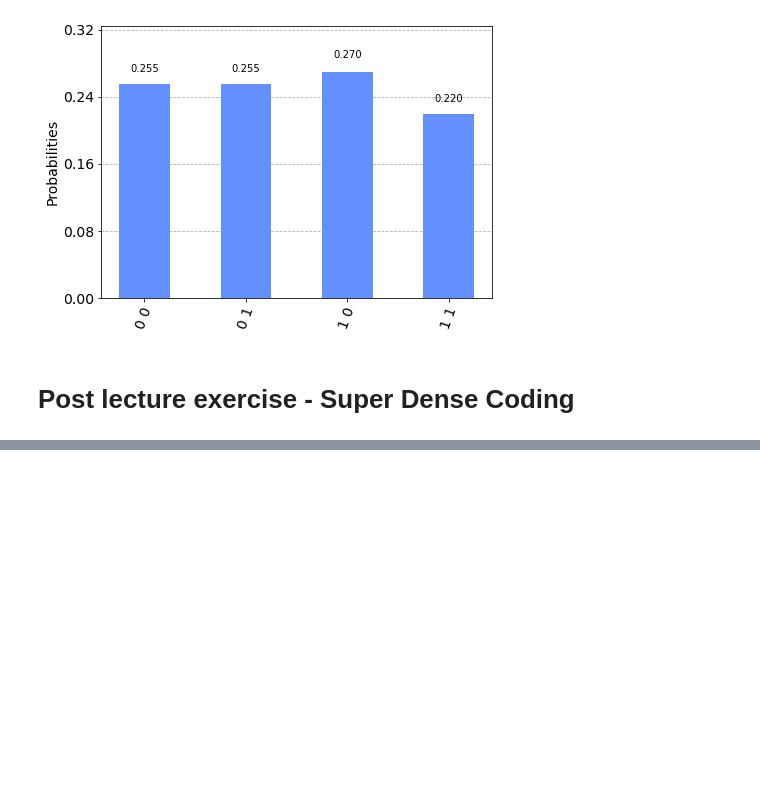
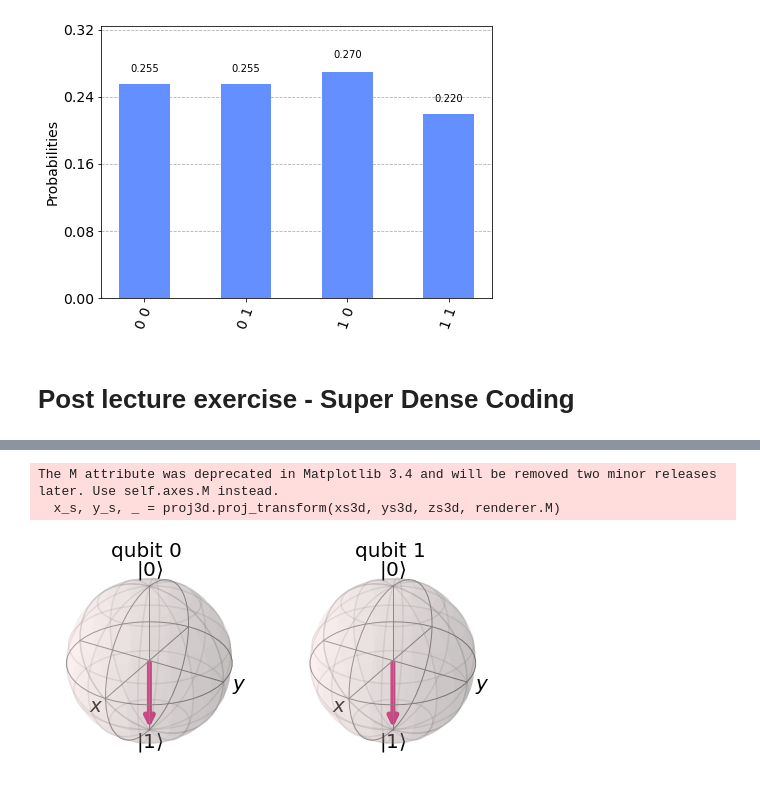
Before and after one commit to steppony/Qiskit-Hackaton, a Jupyter notebook: test_exercise.ipynb, the cells around one changed output, grey strips where cells are left out. Saved outputs shown, nothing was run; the diff lists cells and outputs as text; code cells hidden in the pictures; blank space fills up the shorter version.

```diff
--- a/test_exercise.ipynb
+++ b/test_exercise.ipynb
@@ -76,0 +104,11 @@ plot_histogram(counts)
+# %%
+superdense_circuit.save_statevector() # Tell the simulation to save the state vector as we run it
+result = sim.run(superdense_circuit, shots = 1000).result()
+out_vector = result.get_statevector()
+counts = result.get_counts(superdense_circuit)
+superdense_circuit.reset(qubit=qr_super_dense)  # Reset the circuit ready for the next run
+plot_bloch_multivector(out_vector)
+# %% [output]
+The M attribute was deprecated in Matplotlib 3.4 and will be removed two minor releases later. Use self.axes.M instead.
+  x_s, y_s, _ = proj3d.proj_transform(xs3d, ys3d, zs3d, renderer.M)
+[figure, added]
```
Also changed, not shown: parts of 2 cells of this notebook, 1 other file.
